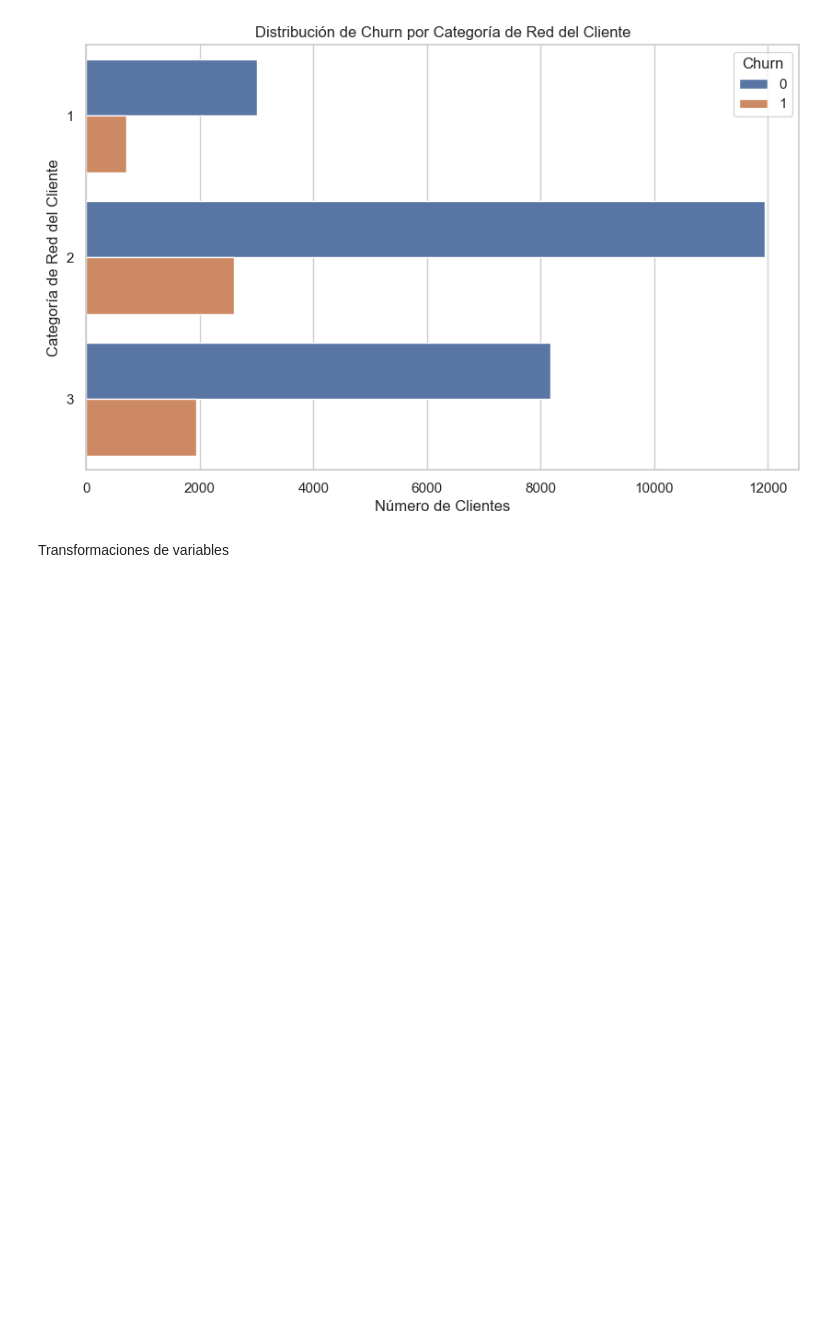
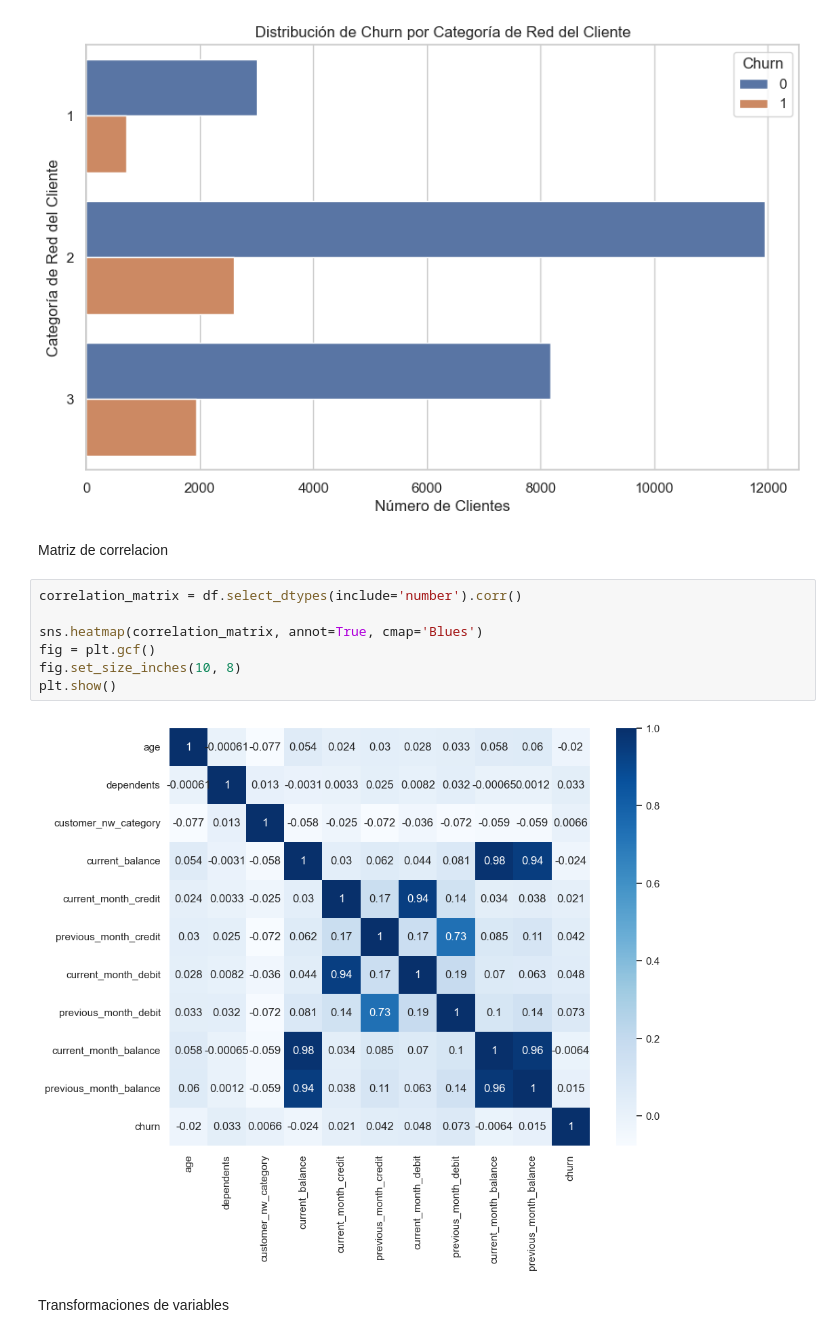
Before and after one commit to LuisBDev/Modelo-de-Prediccion-Fuga-de-Clientes-Banca-NJIT, a Jupyter notebook: Project_BankChurn_Classifier.ipynb, the cells around one changed output. Cells and saved outputs as stored; diff of their text form; blank space fills up the shorter version.

Commit message:
correlation matrix added

```diff
--- a/Project_BankChurn_Classifier.ipynb
+++ b/Project_BankChurn_Classifier.ipynb
@@ -136,6 +136,17 @@ plt.legend(title='Churn', loc='upper right')
 plt.show()
 # %% [output]
 [figure]
+# %% [markdown]
+Matriz de correlacion
+# %%
+correlation_matrix = df.select_dtypes(include='number').corr()
+
+sns.heatmap(correlation_matrix, annot=True, cmap='Blues')
+fig = plt.gcf()
+fig.set_size_inches(10, 8)
+plt.show()
+# %% [output]
+[figure, added]
 # %% [markdown]
 Transformaciones de variables
 # %%
```
Also changed, not shown: parts of 7 cells of this notebook.
